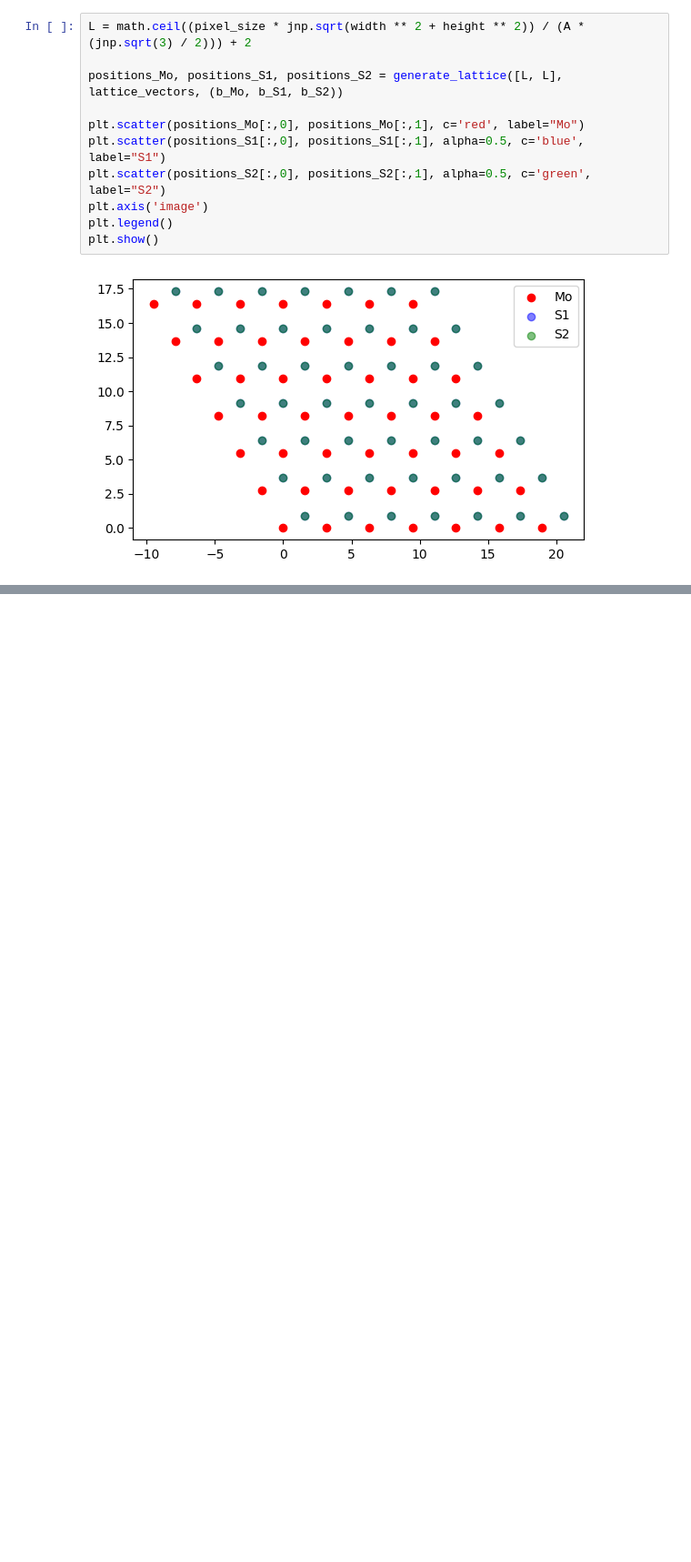
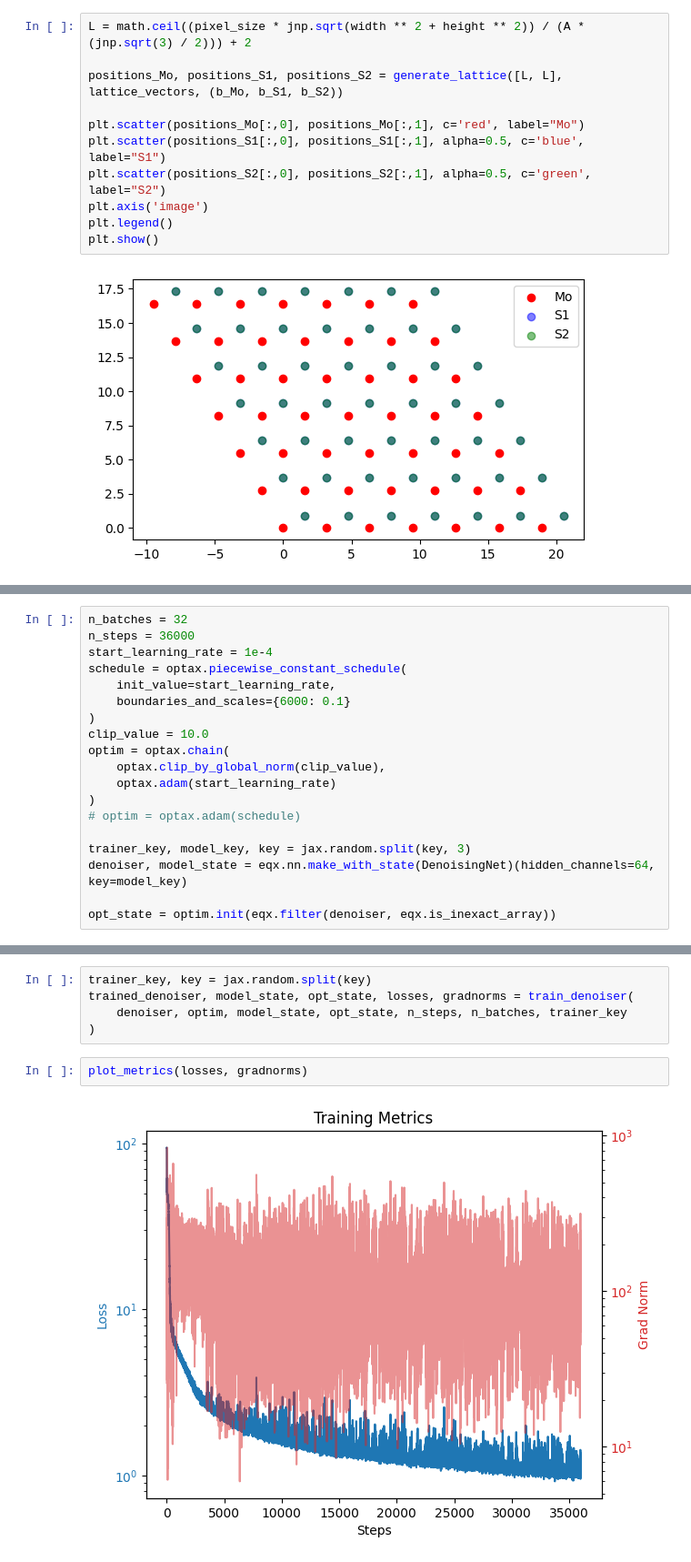
Before and after one commit to pco0511/ph413-comp-ph, a Jupyter notebook: homeworks/HW9/main.ipynb, the cells around one changed output, grey strips where cells are left out. Shown at 91% size. Saved outputs shown, nothing was run; the diff lists cells and outputs as text; blank space fills up the shorter version.

```diff
--- a/homeworks/HW9/main.ipynb
+++ b/homeworks/HW9/main.ipynb
@@ -545,0 +670,19 @@ The error occurred while tracing the function create_image_jit at C:\Users\pco05
+# %%
+n_batches = 32
+n_steps = 36000
+start_learning_rate = 1e-4
+schedule = optax.piecewise_constant_schedule(
+    init_value=start_learning_rate,
+    boundaries_and_scales={6000: 0.1}
+)
+clip_value = 10.0
+optim = optax.chain(
+    optax.clip_by_global_norm(clip_value),
+    optax.adam(start_learning_rate)
+)
+# optim = optax.adam(schedule)
+
+trainer_key, model_key, key = jax.random.split(key, 3)
+denoiser, model_state = eqx.nn.make_with_state(DenoisingNet)(hidden_channels=64, key=model_key)
+
+opt_state = optim.init(eqx.filter(denoiser, eqx.is_inexact_array))
@@ -545,0 +691,9 @@ The error occurred while tracing the function create_image_jit at C:\Users\pco05
+# %%
+trainer_key, key = jax.random.split(key)
+trained_denoiser, model_state, opt_state, losses, gradnorms = train_denoiser(
+    denoiser, optim, model_state, opt_state, n_steps, n_batches, trainer_key
+)
+# %%
+plot_metrics(losses, gradnorms)
+# %% [output]
+[figure, added]
```
Also changed, not shown: parts of 39 cells of this notebook, 3 other files.
